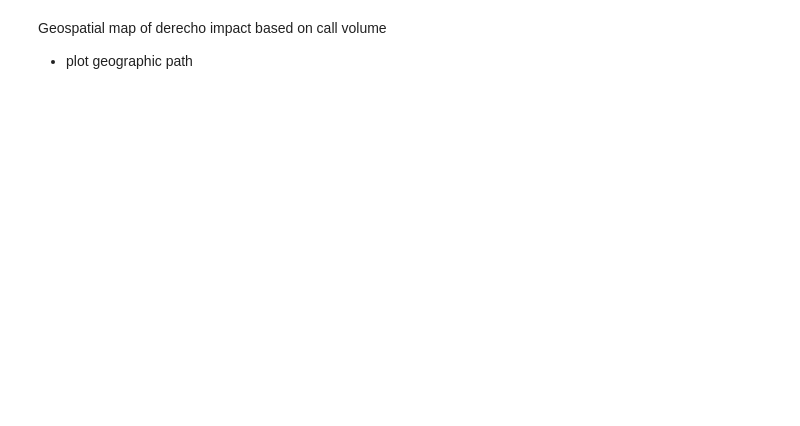
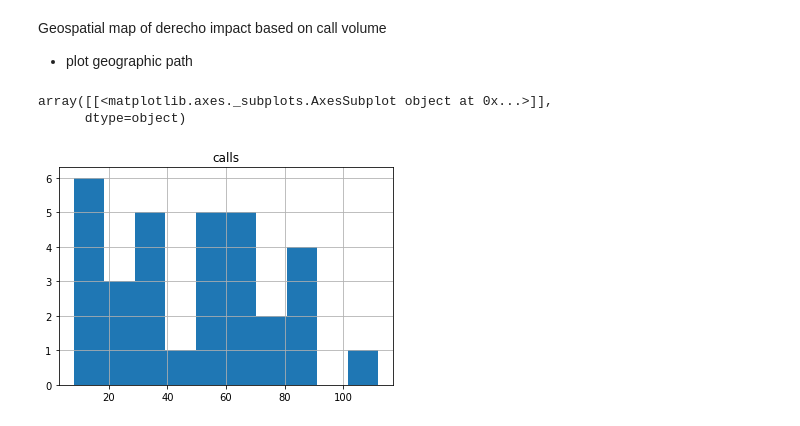
Before and after one commit to maureencaballero/metro-911-calls, a Jupyter notebook: notebooks/Metro-E911-Project.ipynb, the cells around one changed output. Drawn from its saved outputs; the diff is of its cells as text; code cells hidden in the pictures; blank space fills up the shorter version.

```diff
--- a/notebooks/Metro-E911-Project.ipynb
+++ b/notebooks/Metro-E911-Project.ipynb
@@ -190,4 +190,4 @@ Cell Tower Address     object
 dtype: object
 # %%
 derecho_911['Seizure DateTime'] = pd.to_datetime(derecho_911['Seizure DateTime'])
-derecho_911.resample('15min', on='Seizure DateTime').CallTypeId.count()
+derecho_15min = derecho_911.resample('15min', on='Seizure DateTime').CallTypeId.count()
@@ -211,0 +194,3 @@ Freq: 15T, Name: CallTypeId, dtype: int64
+# %%
+#change series of mins interval to dataframe
+derecho_15min = pd.DataFrame({'time interval':derecho_15min.index, 'calls':derecho_15min.values})
@@ -212,3 +217,11 @@ Freq: 15T, Name: CallTypeId, dtype: int64
 # %% [markdown]
 Geospatial map of derecho impact based on call volume
 - plot geographic path
+# %%
+# explore distribution using histogram
+
+derecho_15min.hist(column='calls')
+# %% [output]
+array([[<matplotlib.axes._subplots.AxesSubplot object at 0x...>]],
+      dtype=object)
+[figure, added]
```
Also changed, not shown: parts of 21 cells of this notebook.
